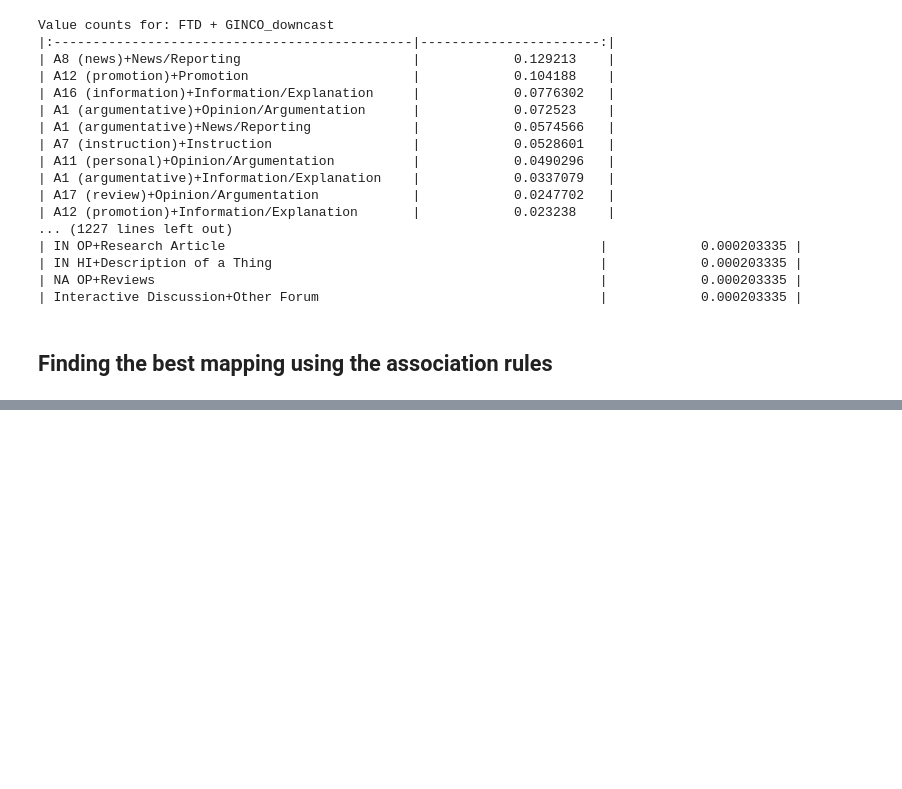
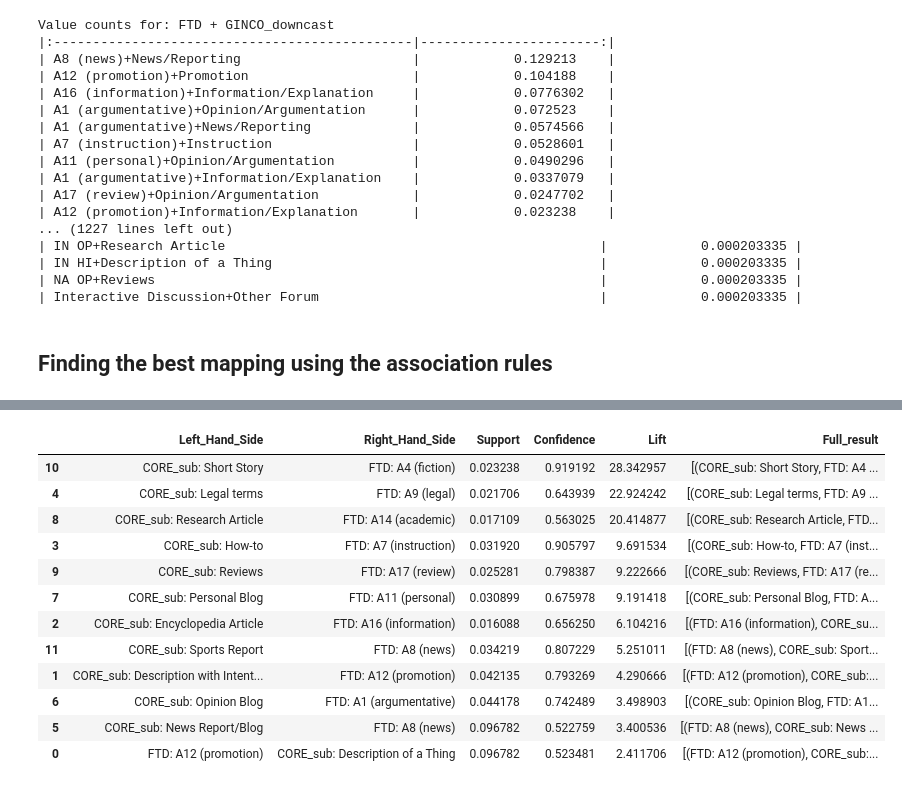
Before and after one commit to TajaKuzman/Genre-Datasets-Comparison, a Jupyter notebook: 3.5-Comparison-of-labels-improved.ipynb, the cells around one changed output, grey strips where cells are left out. Drawn from its saved outputs; the diff is of its cells as text; code cells hidden in the pictures; blank space fills up the shorter version.

```diff
--- a/3.5-Comparison-of-labels-improved.ipynb
+++ b/3.5-Comparison-of-labels-improved.ipynb
@@ -507,0 +586,17 @@ output_DataFrame.nlargest(n = 10, columns = 'Lift')
+# %%
+FTD_core_sub_df = compare_with_apriori(merged_df, "FTD", "CORE_sub")
+FTD_core_sub_df
+# %% [output]
+|  | Left_Hand_Side | Right_Hand_Side | Support | Confidence | Lift | Full_result |
+| 10 | CORE_sub: Short Story | FTD: A4 (fiction) | 0.023238 | 0.919192 | 28.342957 | [(CORE_sub: Short Story, FTD: A4 ... |
+| 4 | CORE_sub: Legal terms | FTD: A9 (legal) | 0.021706 | 0.643939 | 22.924242 | [(CORE_sub: Legal terms, FTD: A9 ... |
+| 8 | CORE_sub: Research Article | FTD: A14 (academic) | 0.017109 | 0.563025 | 20.414877 | [(CORE_sub: Research Article, FTD... |
+| 3 | CORE_sub: How-to | FTD: A7 (instruction) | 0.031920 | 0.905797 | 9.691534 | [(CORE_sub: How-to, FTD: A7 (inst... |
+| 9 | CORE_sub: Reviews | FTD: A17 (review) | 0.025281 | 0.798387 | 9.222666 | [(CORE_sub: Reviews, FTD: A17 (re... |
+| 7 | CORE_sub: Personal Blog | FTD: A11 (personal) | 0.030899 | 0.675978 | 9.191418 | [(CORE_sub: Personal Blog, FTD: A... |
+| 2 | CORE_sub: Encyclopedia Article | FTD: A16 (information) | 0.016088 | 0.656250 | 6.104216 | [(FTD: A16 (information), CORE_su... |
+| 11 | CORE_sub: Sports Report | FTD: A8 (news) | 0.034219 | 0.807229 | 5.251011 | [(FTD: A8 (news), CORE_sub: Sport... |
+| 1 | CORE_sub: Description with Intent... | FTD: A12 (promotion) | 0.042135 | 0.793269 | 4.290666 | [(FTD: A12 (promotion), CORE_sub:... |
+| 6 | CORE_sub: Opinion Blog | FTD: A1 (argumentative) | 0.044178 | 0.742489 | 3.498903 | [(CORE_sub: Opinion Blog, FTD: A1... |
+| 5 | CORE_sub: News Report/Blog | FTD: A8 (news) | 0.096782 | 0.522759 | 3.400536 | [(FTD: A8 (news), CORE_sub: News ... |
+| 0 | FTD: A12 (promotion) | CORE_sub: Description of a Thing | 0.096782 | 0.523481 | 2.411706 | [(FTD: A12 (promotion), CORE_sub:... |
```
Also changed, not shown: parts of 29 cells of this notebook, 2 other files.
